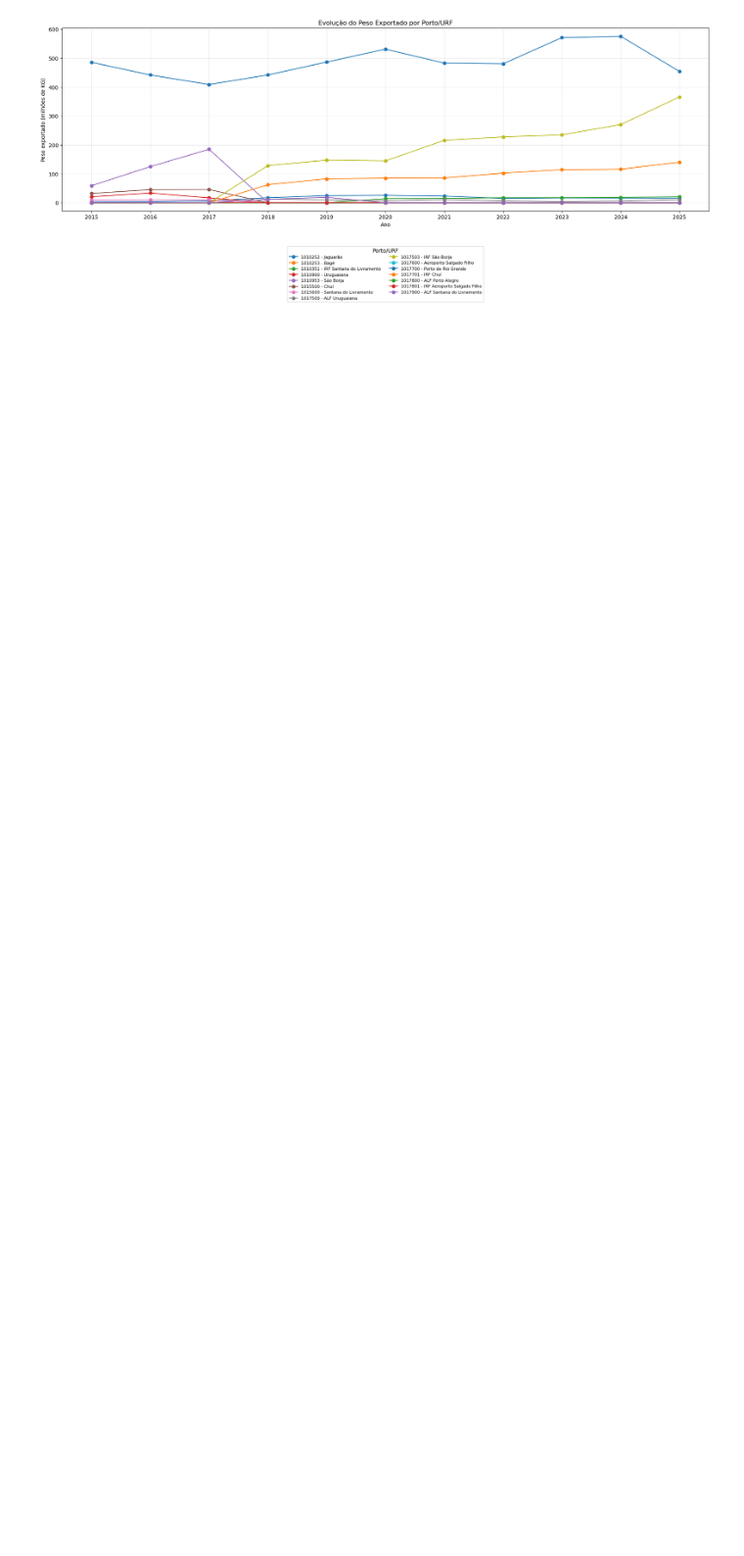
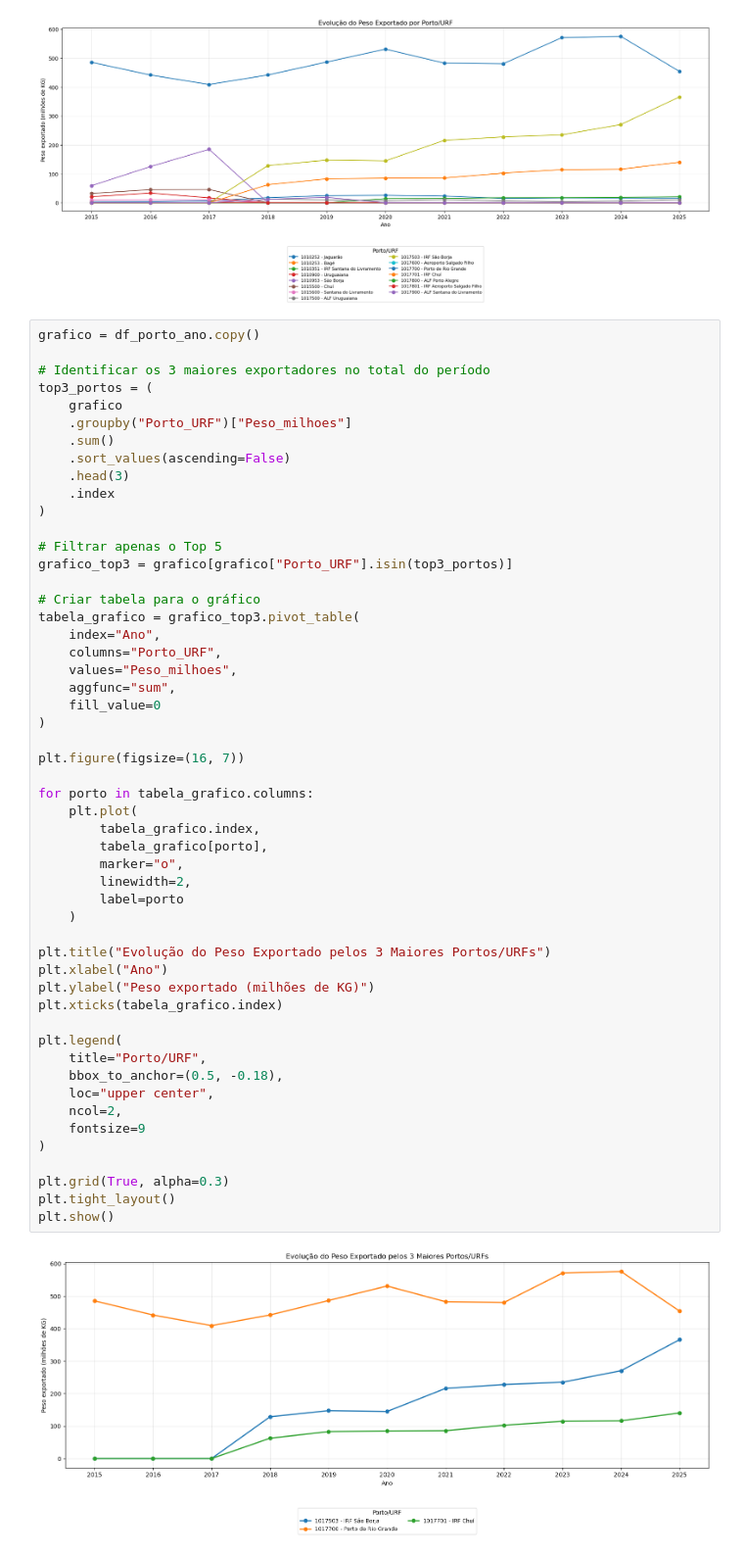
Before and after one commit to MatheusD1as/ProjetoLogistica, a Jupyter notebook: analise.ipynb, the cells around one changed output. Shown at 98% size. Drawn from its saved outputs; the diff is of its cells as text; blank space fills up the shorter version.

```diff
--- a/analise.ipynb
+++ b/analise.ipynb
@@ -121,3 +121,57 @@ plt.tight_layout()
 plt.show()
 # %% [output]
 [figure]
+# %%
+grafico = df_porto_ano.copy()
+
+# Identificar os 3 maiores exportadores no total do período
+top3_portos = (
+    grafico
+    .groupby("Porto_URF")["Peso_milhoes"]
+    .sum()
+    .sort_values(ascending=False)
+    .head(3)
+    .index
+)
+
+# Filtrar apenas o Top 5
+grafico_top3 = grafico[grafico["Porto_URF"].isin(top3_portos)]
+
+# Criar tabela para o gráfico
+tabela_grafico = grafico_top3.pivot_table(
+    index="Ano",
+    columns="Porto_URF",
+    values="Peso_milhoes",
+    aggfunc="sum",
+    fill_value=0
+)
+
+plt.figure(figsize=(16, 7))
+
+for porto in tabela_grafico.columns:
+    plt.plot(
+        tabela_grafico.index,
+        tabela_grafico[porto],
+        marker="o",
+        linewidth=2,
+        label=porto
+    )
+
+plt.title("Evolução do Peso Exportado pelos 3 Maiores Portos/URFs")
+plt.xlabel("Ano")
+plt.ylabel("Peso exportado (milhões de KG)")
+plt.xticks(tabela_grafico.index)
+
+plt.legend(
+    title="Porto/URF",
+    bbox_to_anchor=(0.5, -0.18),
+    loc="upper center",
+    ncol=2,
+    fontsize=9
+)
+
+plt.grid(True, alpha=0.3)
+plt.tight_layout()
+plt.show()
+# %% [output]
+[figure, added]
```
